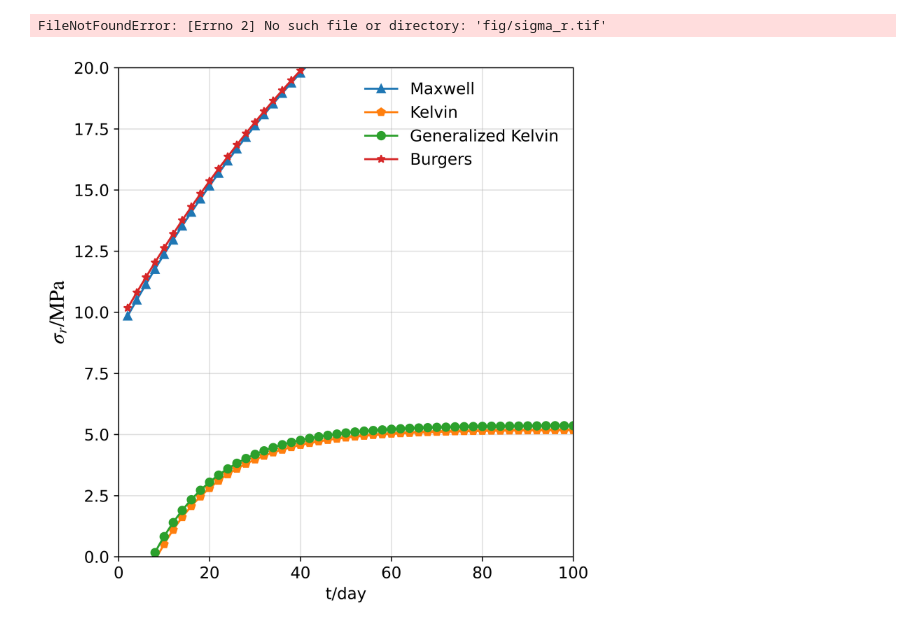
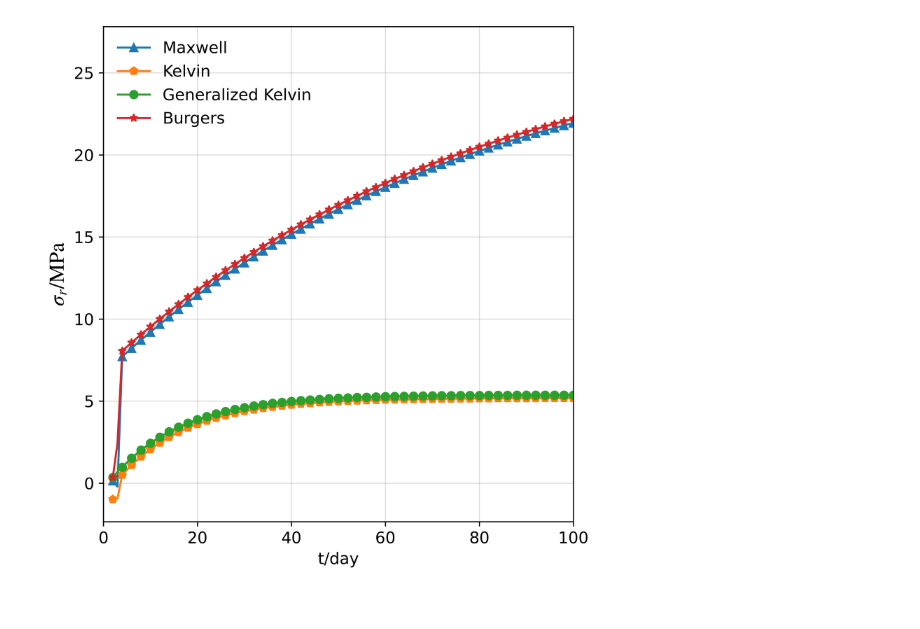
Before and after one commit to sxczlr/signal-recognized, a Jupyter notebook: figure.ipynb, the cells around one changed output. Cells and saved outputs as stored; diff of their text form; code cells hidden in the pictures.

```diff
--- a/figure.ipynb
+++ b/figure.ipynb
@@ -27,2 +26,22 @@ deat_u = ((ti/eta+1/G)*p0*R0 )
+# %%
+deat_u_Maxwell = R0**2*p0/(2*G*r)+R0**2*p0*ti/(2*eta*r)
+deat_u_Kelvin = R0**2*p0/(2*G*r)-R0**2*p0*math.exp(-G*ti/eta)/(2*G*r)
+deat_u_Gen_Kelvin = R0**2*p0*(1/(2*G2)+1/(2*G1)*(1-math.exp(-G1*ti/eta)))
+deat_u_Burgers = R0**2*p0*(G1+G2)/(2*G1*G2*r)-R0**2*p0*math.exp(-G2*ti/eta2)/(2*G2*r)+R0**2*p0*ti/(2*eta1*r)
+# %%
+varepsilon_r_Maxwell_0 = [-R0**2*p0/(2*G*r**2)-R0**2*p0*t0/(2*eta*r**2) for t0 in t_0]
+varepsilon_r_Kelvin_0 = [-R0**2*p0/(2*G*r**2)-R0**2*p0*math.exp(-G*t0/eta)/(2*G*r**2) for t0 in t_0]
+varepsilon_r_Gen_Kelvin_0 = [-R0**2*p0*math.exp(-G1*t0/eta)/(2*G1*r**2)-R0**2*p0*(G1+G2)/(2*G1*G2*r**2) for t0 in t_0]
+varepsilon_r_Burgers_0 = [R0**2*p0*math.exp(-G2*t0/eta2)/(2*G1*r**2)-R0**2*p0*(G1+G2)/(2*G1*G2*r**2)-R0**2*p0*t0/(2*eta1*r**2) for t0 in t_0]
+# %%
+deat_u_Maxwell_0 = [R0**2*p0/(2*G*r)+R0**2*p0*t_i/(2*eta*r) for t_i in t_0]
+deat_u_Kelvin_0 = [R0**2*p0/(2*G*r)-R0**2*p0*math.exp(-G*t_i/eta)/(2*G*r) for t_i in t_0]
+deat_u_Gen_Kelvin_0 = [R0*p0*(1/(2*G2)+1/(2*G1)*(1-math.exp(-G1*t_i/eta))) for t_i in t_0]
+deat_u_Burgers_0 = [ R0**2*p0*(G1+G2)/(2*G1*G2*r)-R0**2*p0*math.exp(-G2*t_i/eta2)/(2*G2*r)+R0**2*p0*t_i/(2*eta1*r) for t_i in t_0]
+# %%
+sigma_Maxwell_0=[R0**2*p0/(2*G*r)-R0**2*p0*t_i/(2*eta*r)*KS for t_i in t_0]
+sigma_Kelvin_0=[R0**2*p0/(2*G*r**2)-R0**2*p0*math.exp(-G*t_i/eta)/(2*G*r**2)*KS for t_i in t_0]
+sigma_Gen_Kelvin_0=[(R0*p0*(1/(2*G2)+1/(2*G1)*(1-math.exp(-G1*t_i/eta))))*KS for t_i in t_0]
+sigma_Burgers_0=[(p0*r*(1/(2*G2)+t_i/(2*eta2)+1/(2*G1)*(1-math.exp(-G1*t_i/eta))))*KS for t_i in t_0]
 # %%
 result = pd.DataFrame()
@@ -122,20 +141,22 @@ result
 # %%
 plt.figure(figsize=(6, 6), dpi=600)
+
+
+
 plt.plot(result.index.values, result.iloc[:, 0], marker='^', markevery=2, color='tab:blue', label='Maxwell')
 plt.plot(result.index.values, result.iloc[:, 5], marker='p', markevery=2, color='tab:orange', label='Kelvin')
 plt.plot(result.index.values, result.iloc[:, 10], marker='o', markevery=2, color='tab:green', label='Generalized Kelvin')
 plt.plot(result.index.values, result.iloc[:, 15], marker='*', markevery=2, color='tab:red', label='Burgers')
 plt.xlim([0, 100])
-plt.ylim([0, 20])
+# plt.ylim([0, 20])
 plt.grid('on', alpha=0.4)
 plt.xlabel('t/day')
 plt.ylabel('$\sigma_r/\mathrm{MPa}$', fontsize=16)
 plt.legend(frameon=False)
 plt.tight_layout()
-plt.savefig('fig/sigma_r.tif', dpi=600)
+# plt.savefig('fig/sigma_r.png', dpi=600)
 # %% [output]
-FileNotFoundError: [Errno 2] No such file or directory: 'fig/sigma_r.tif'
-[figure, old version]
+[figure, new version]
 # %%
 plt.figure(figsize=(6, 6), dpi=600)
 plt.plot(result.index.values, result.iloc[:, 1], marker='^', markevery=2, color='tab:blue', label='Maxwell')
```
Also changed, not shown: parts of 9 cells of this notebook.
